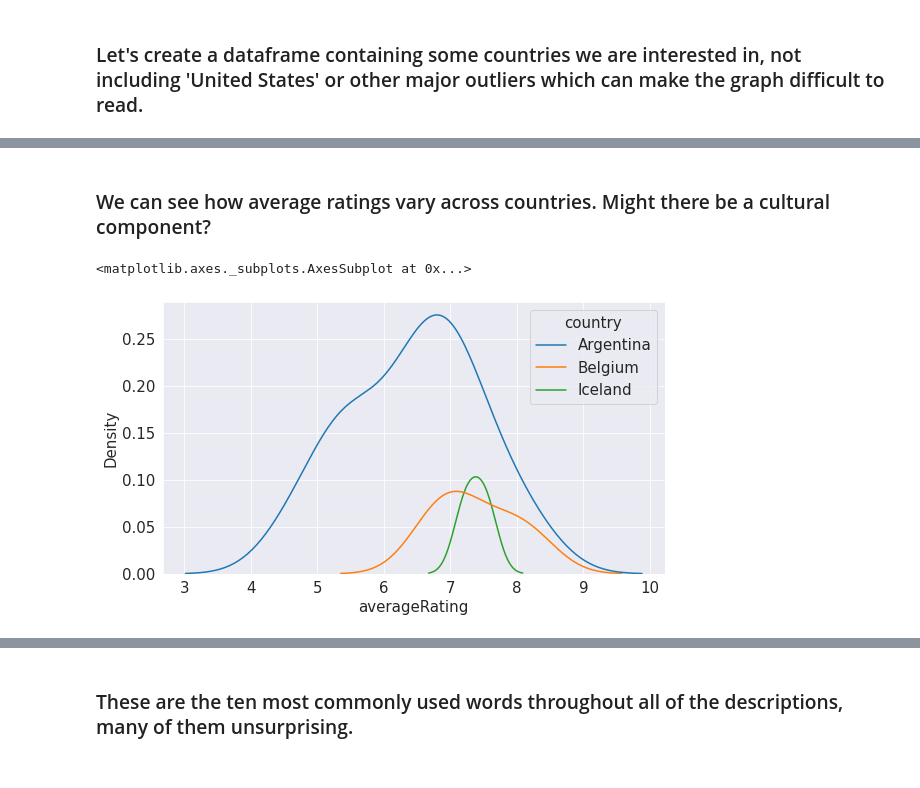
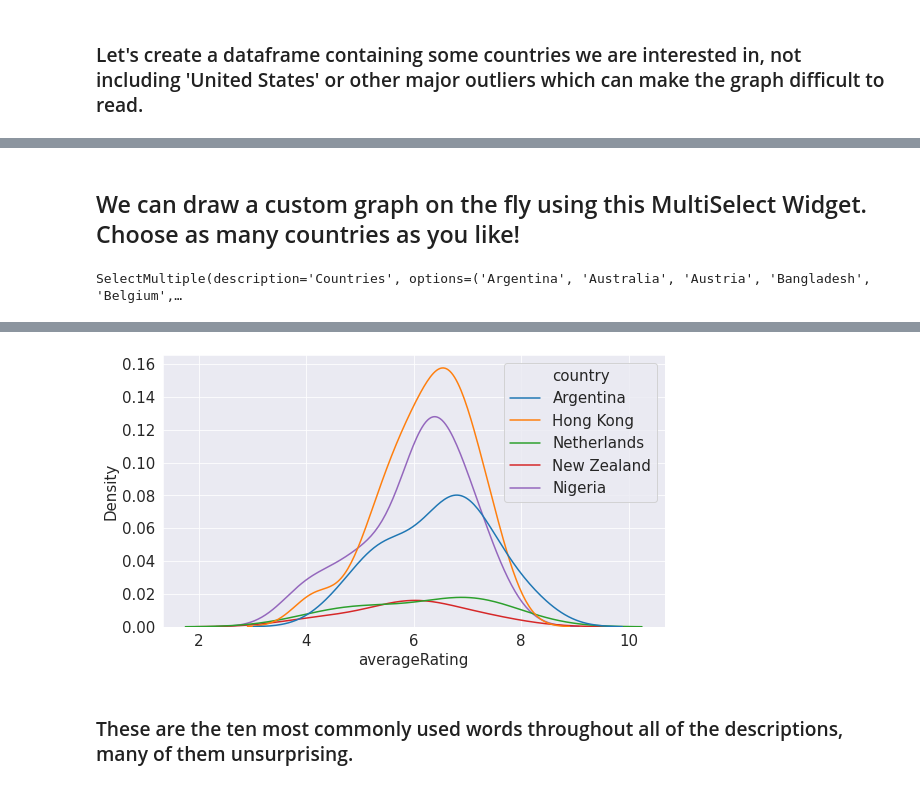
Before and after one commit to jAndrewtomich/Netflix-Data-Analysis, a Jupyter notebook: netflix_data_analysis1.ipynb, the cells around one changed output, grey strips where cells are left out. Cells and saved outputs as stored; diff of their text form; code cells hidden in the pictures.

Commit message:
Created using Colaboratory - Added MultiSelect and Button widgets

```diff
--- a/netflix_data_analysis1.ipynb
+++ b/netflix_data_analysis1.ipynb
@@ -288,7 +270,0 @@ for country in countries.value:
-# %% [markdown]
-### We can see how average ratings vary across countries.  Might there be a cultural component?
-# %%
-sns.kdeplot(country_density_df.averageRating, hue=country_density_df.country)
-# %% [output]
-<matplotlib.axes._subplots.AxesSubplot at 0x...>
-[figure, removed]
@@ -296,0 +271,38 @@ final_df.director.duplicated().sum()
+# %% [markdown]
+## We can draw a custom graph on the fly using this MultiSelect Widget.  Choose as many countries as you like!
+# %%
+from IPython.display import display
+
+countries = widgets.SelectMultiple(
+  options=list(final_df.country[final_df.country_count == 1].sort_values().unique()),
+  value=[],
+  #rows=10,
+  description='Countries',
+  disabled=False
+  )
+
+bttn = widgets.Button(
+  description='Click me',
+  disabled=False,
+  button_style='', # 'success', 'info', 'warning', 'danger' or ''
+  tooltip='Click me',
+  icon='check'
+  )
+
+display(countries)
+
+button = widgets.Button(description="Click Me!")
+output = widgets.Output()
+
+display(button, output)
+
+def on_button_clicked(b):
+  country_density_df = pd.DataFrame()
+  for country in countries.value:
+    country_density_df = pd.concat([country_density_df, final_df[final_df.country == country]])
+  with output:
+    sns.kdeplot(country_density_df.averageRating, hue=country_density_df.country);
+
+button.on_click(on_button_clicked)
+# %% [output]
+SelectMultiple(description='Countries', options=('Argentina', 'Australia', 'Austria', 'Bangladesh', 'Belgium',…
@@ -297,3 +311,4 @@ final_df.director.duplicated().sum()
+[figure, added]
 # %% [markdown]
 ### These are the ten most commonly used words throughout all of the descriptions, many of them unsurprising.
 # %%
```
Also changed, not shown: parts of 6 cells of this notebook.
